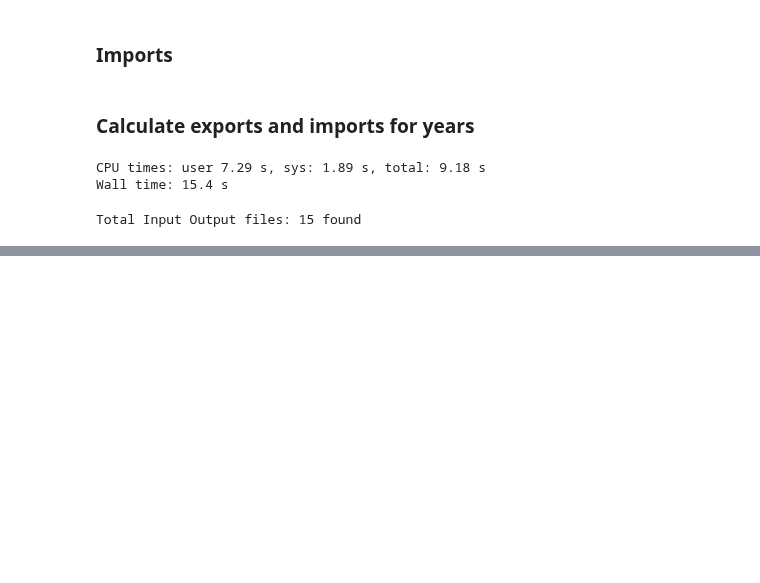
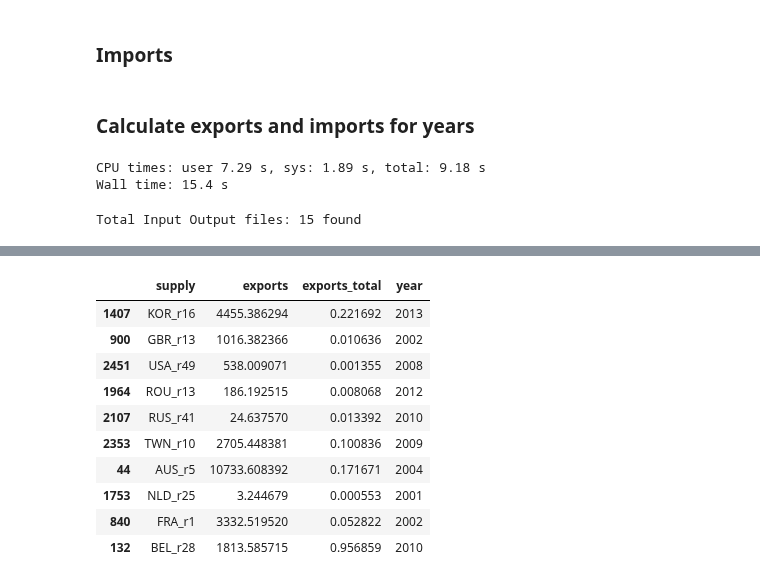
Before and after one commit to kavyajeetbora/ETL_wages, a Jupyter notebook: WIOD.ipynb, the cells around one changed output, grey strips where cells are left out. Cells and saved outputs as stored; diff of their text form; code cells hidden in the pictures; blank space fills up the shorter version.

Commit message:
Complete - all exports and imports

```diff
--- a/WIOD.ipynb
+++ b/WIOD.ipynb
@@ -671,0 +675,4 @@ for file in tqdm(IO_files):
+# %%
+%%time
+imports_all = pd.concat(import_dfs)
+exports_all = pd.concat(export_dfs)
@@ -671,0 +682,14 @@ for file in tqdm(IO_files):
+# %%
+exports_all.sample(10)
+# %% [output]
+|  | supply | exports | exports_total | year |
+| 1407 | KOR_r16 | 4455.386294 | 0.221692 | 2013 |
+| 900 | GBR_r13 | 1016.382366 | 0.010636 | 2002 |
+| 2451 | USA_r49 | 538.009071 | 0.001355 | 2008 |
+| 1964 | ROU_r13 | 186.192515 | 0.008068 | 2012 |
+| 2107 | RUS_r41 | 24.637570 | 0.013392 | 2010 |
+| 2353 | TWN_r10 | 2705.448381 | 0.100836 | 2009 |
+| 44 | AUS_r5 | 10733.608392 | 0.171671 | 2004 |
+| 1753 | NLD_r25 | 3.244679 | 0.000553 | 2001 |
+| 840 | FRA_r1 | 3332.519520 | 0.052822 | 2002 |
+| 132 | BEL_r28 | 1813.585715 | 0.956859 | 2010 |
```
Also changed, not shown: parts of 3 cells of this notebook.
